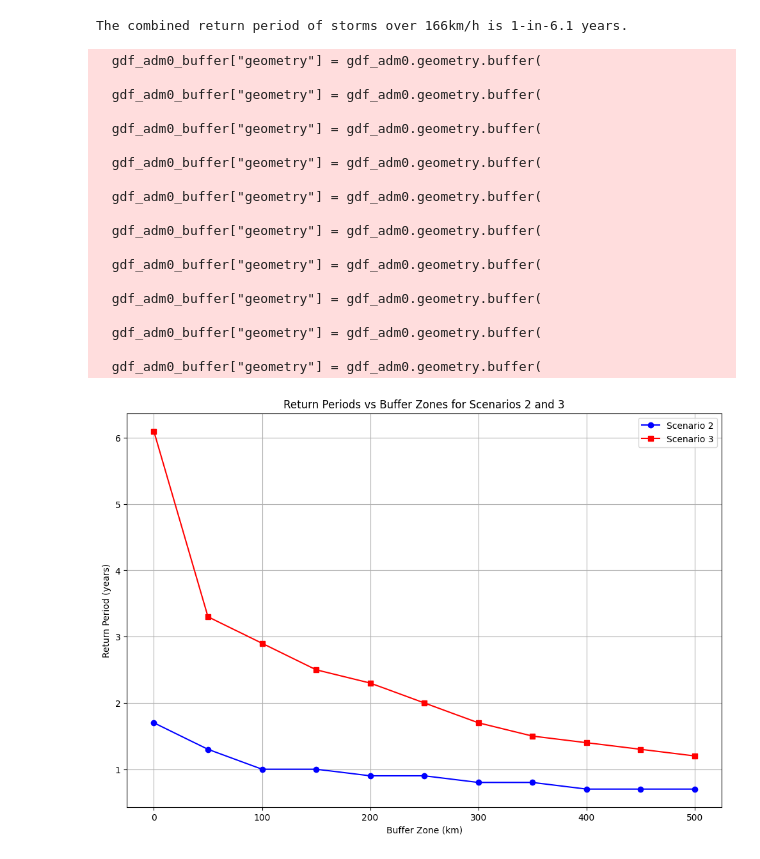
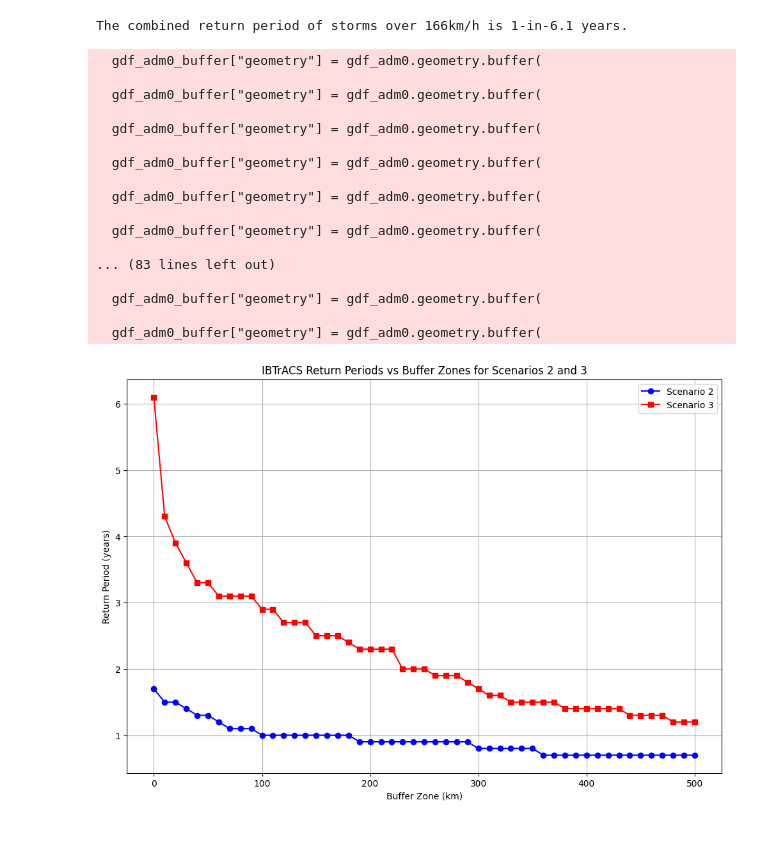
Before and after one commit to OCHA-DAP/ds-aa-mdg-storms, a Jupyter notebook: analysis/01.0_return_period_ibtracs.ipynb, the cells around one changed output. Drawn from its saved outputs; the diff is of its cells as text; code cells hidden in the pictures.

Commit message:
ibtracs return period

```diff
--- a/analysis/01.0_return_period_ibtracs.ipynb
+++ b/analysis/01.0_return_period_ibtracs.ipynb
@@ -191,9 +191,7 @@ def calculate_storm_return_period_buffer(
 
 
 # Sample buffers in kilometers
-buffers = np.arange(
-    0, 501, 50
-)  # Example buffer values from 0 to 500 km in increments of 50 km
+buffers = np.arange(0, 501, 10)
 
 # Lists to store the return periods for 64 knots and 90 knots thresholds
 return_periods_64_knots = []
@@ -233,35 +231,33 @@ plt.plot(
 plt.plot(
     buffers,
     return_periods_90_knots,
     marker="s",
     label="Scenario 3",
     color="red",
 )
 
-plt.title("Return Periods vs Buffer Zones for Scenarios 2 and 3")
+plt.title("IBTrACS Return Periods vs Buffer Zones for Scenarios 2 and 3")
 plt.xlabel("Buffer Zone (km)")
 plt.ylabel("Return Period (years)")
 plt.legend()
 plt.grid(True)
 plt.show()
 # %% [output]
   gdf_adm0_buffer["geometry"] = gdf_adm0.geometry.buffer(
 
   gdf_adm0_buffer["geometry"] = gdf_adm0.geometry.buffer(
 
   gdf_adm0_buffer["geometry"] = gdf_adm0.geometry.buffer(
 
   gdf_adm0_buffer["geometry"] = gdf_adm0.geometry.buffer(
 
   gdf_adm0_buffer["geometry"] = gdf_adm0.geometry.buffer(
 
   gdf_adm0_buffer["geometry"] = gdf_adm0.geometry.buffer(
 
-  gdf_adm0_buffer["geometry"] = gdf_adm0.geometry.buffer(
+... (83 lines left out)
 
   gdf_adm0_buffer["geometry"] = gdf_adm0.geometry.buffer(
 
   gdf_adm0_buffer["geometry"] = gdf_adm0.geometry.buffer(
-
-  gdf_adm0_buffer["geometry"] = gdf_adm0.geometry.buffer(
-[figure, old version]
+[figure, new version]
```
Also changed, not shown: parts of 1 cell of this notebook.
